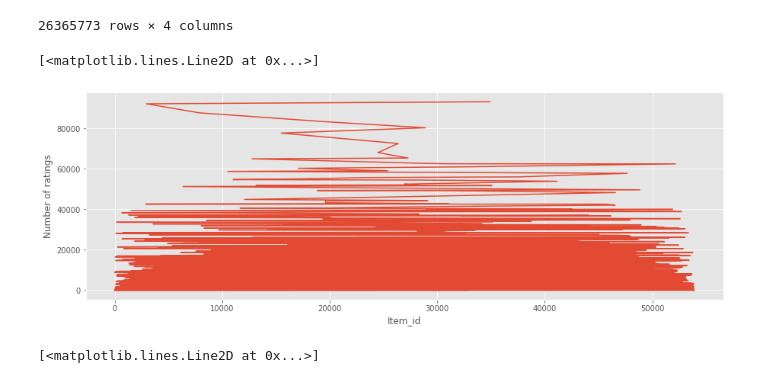
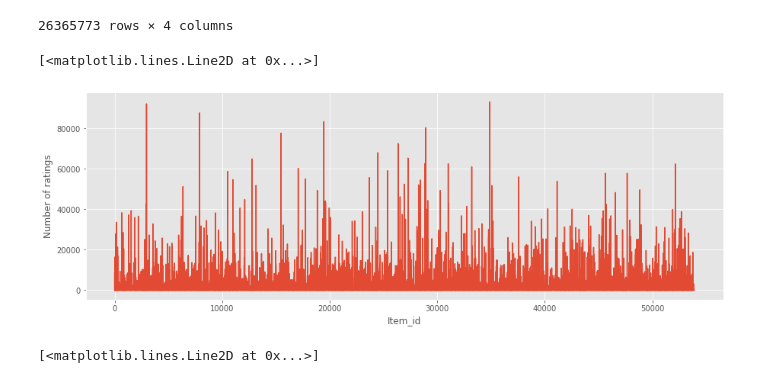
Before and after one commit to jashgoradia/RickoSystem, a Jupyter notebook: charts.ipynb, the cells around one changed output. Cells and saved outputs as stored; diff of their text form; code cells hidden in the pictures.

Commit message:
Fixed one of the charts

```diff
--- a/charts.ipynb
+++ b/charts.ipynb
@@ -22,17 +22,17 @@ df=df.iloc[:,0:3].copy()
 # %%
 import matplotlib.pyplot as plt
 import numpy as np
 
 plt.figure(figsize=(15,5))
 plt.style.use('ggplot')
 x,y = np.unique(df["item_id"],return_counts=True)
 y_sorted = np.argsort(-y)
 plt.ylabel("Number of ratings")
 plt.xlabel("Item_id")
-plt.plot(x[y_sorted],y[y_sorted])
+plt.plot(x,y)
 # %% [output]
 [<matplotlib.lines.Line2D at 0x...>]
-[figure, old version]
+[figure, new version]
 # %%
 plt.figure(figsize=(15,5))
 plt.style.use('ggplot')
```
